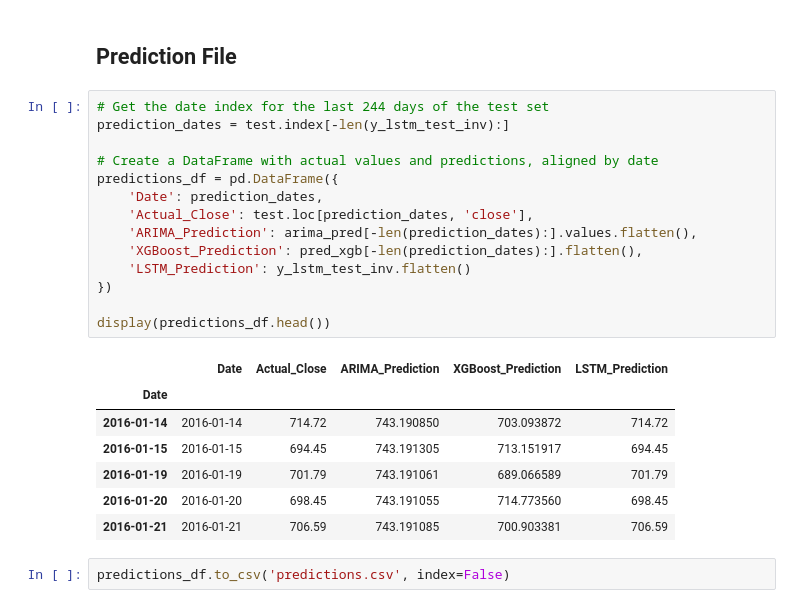
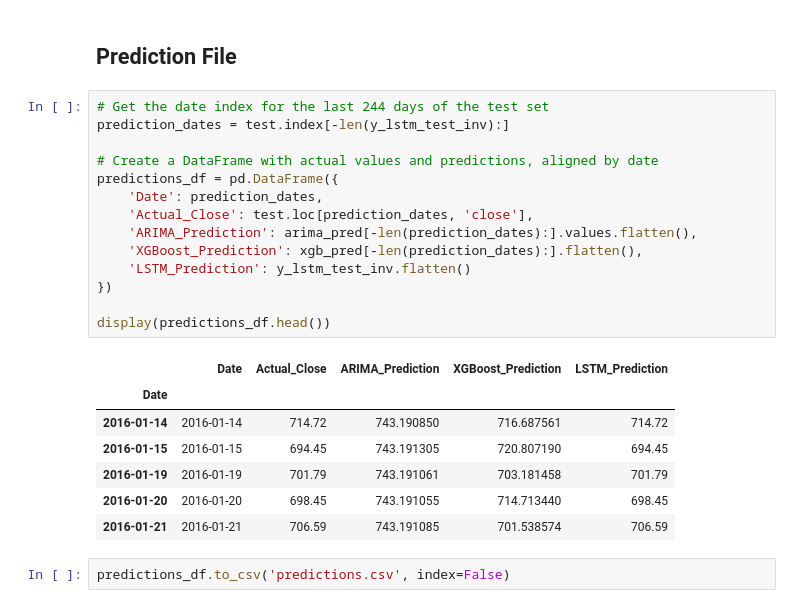
Before and after one commit to gitgeek28/Asset-Price-Prediction, a Jupyter notebook: Asset_Price_Prediction.ipynb, the cells around one changed output. Drawn from its saved outputs; the diff is of its cells as text.

```diff
--- a/Asset_Price_Prediction.ipynb
+++ b/Asset_Price_Prediction.ipynb
@@ -211,24 +210,24 @@ print(results)
 # %%
 # Get the date index for the last 244 days of the test set
 prediction_dates = test.index[-len(y_lstm_test_inv):]
 
 # Create a DataFrame with actual values and predictions, aligned by date
 predictions_df = pd.DataFrame({
     'Date': prediction_dates,
     'Actual_Close': test.loc[prediction_dates, 'close'],
     'ARIMA_Prediction': arima_pred[-len(prediction_dates):].values.flatten(),
-    'XGBoost_Prediction': pred_xgb[-len(prediction_dates):].flatten(),
+    'XGBoost_Prediction': xgb_pred[-len(prediction_dates):].flatten(),
     'LSTM_Prediction': y_lstm_test_inv.flatten()
 })
 
 display(predictions_df.head())
 # %% [output]
 |  | Date | Actual_Close | ARIMA_Prediction | XGBoost_Prediction | LSTM_Prediction |
 | Date |  |  |  |  |  |
-| 2016-01-14 | 2016-01-14 | 714.72 | 743.190850 | 703.093872 | 714.72 |
-| 2016-01-15 | 2016-01-15 | 694.45 | 743.191305 | 713.151917 | 694.45 |
-| 2016-01-19 | 2016-01-19 | 701.79 | 743.191061 | 689.066589 | 701.79 |
-| 2016-01-20 | 2016-01-20 | 698.45 | 743.191055 | 714.773560 | 698.45 |
-| 2016-01-21 | 2016-01-21 | 706.59 | 743.191085 | 700.903381 | 706.59 |
+| 2016-01-14 | 2016-01-14 | 714.72 | 743.190850 | 716.687561 | 714.72 |
+| 2016-01-15 | 2016-01-15 | 694.45 | 743.191305 | 720.807190 | 694.45 |
+| 2016-01-19 | 2016-01-19 | 701.79 | 743.191061 | 703.181458 | 701.79 |
+| 2016-01-20 | 2016-01-20 | 698.45 | 743.191055 | 714.713440 | 698.45 |
+| 2016-01-21 | 2016-01-21 | 706.59 | 743.191085 | 701.538574 | 706.59 |
 # %%
 predictions_df.to_csv('predictions.csv', index=False)
```
Also changed, not shown: parts of 4 cells of this notebook.
